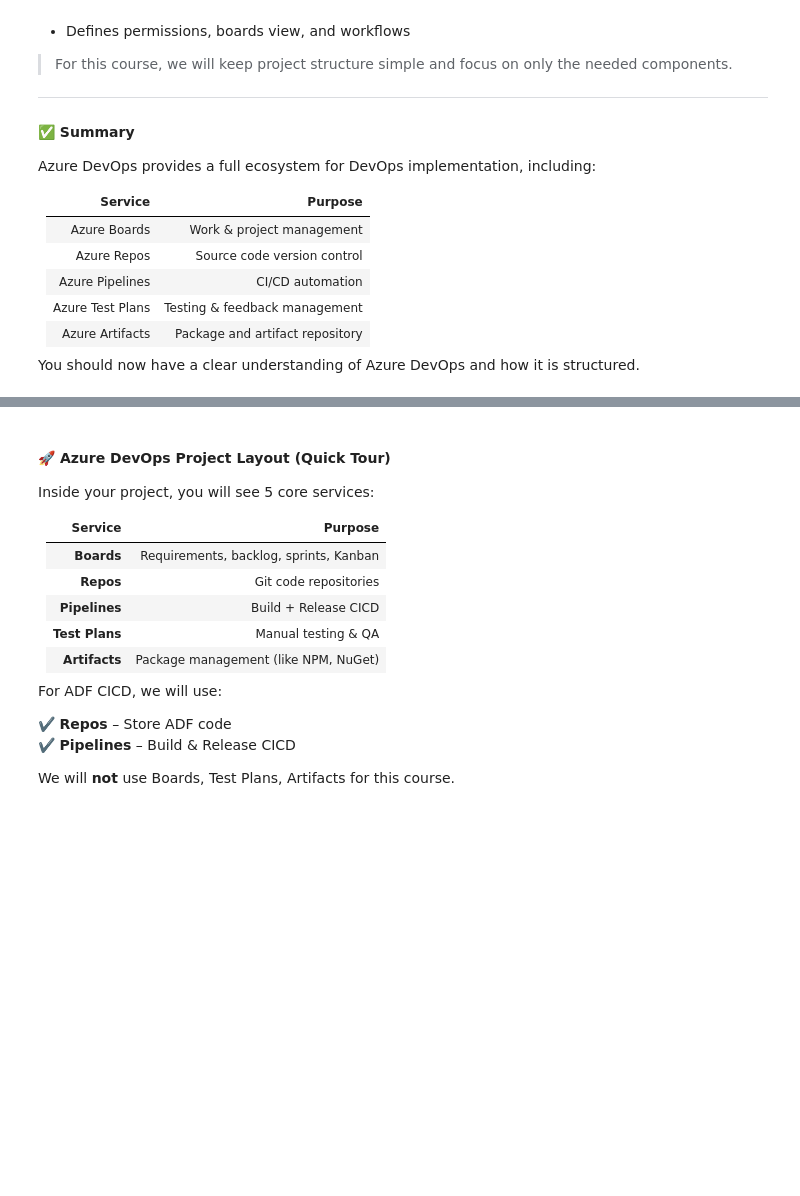
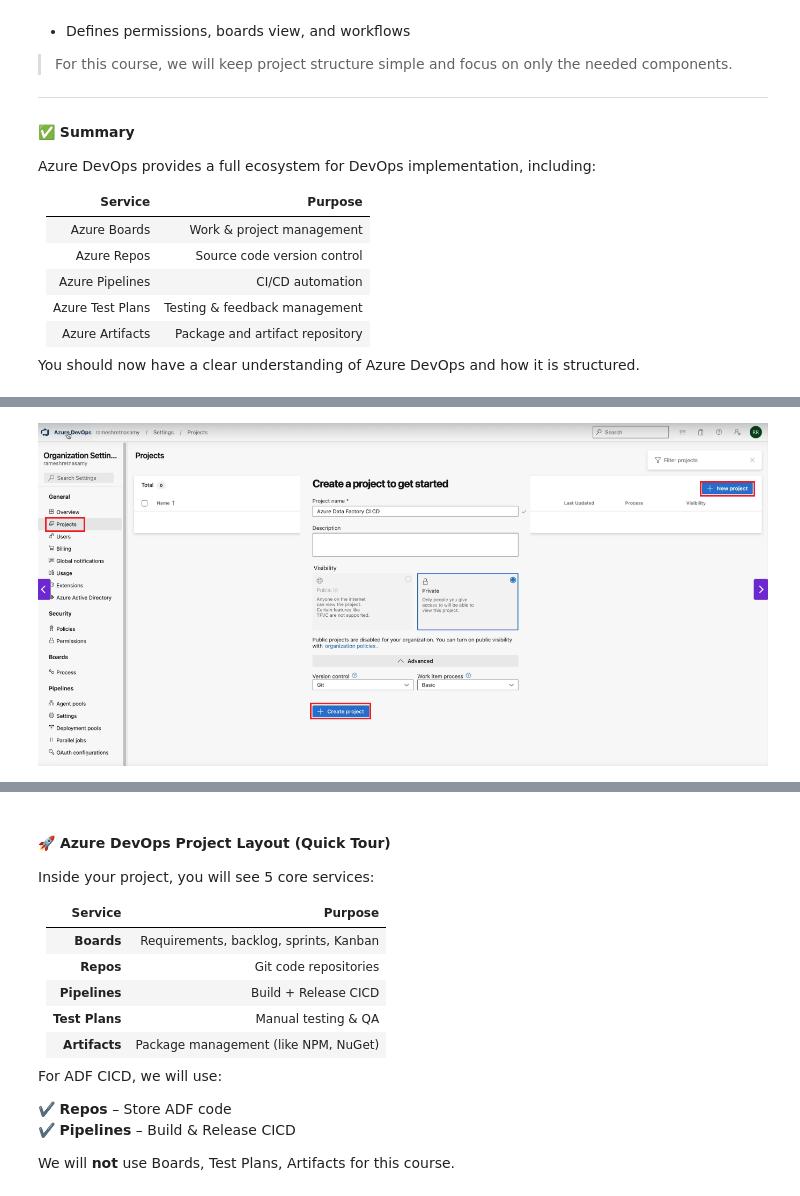
Before and after one commit to pavanpuppala0346/11.cloud, a Jupyter notebook: 1_0_5_CICD.ipynb, the cells around one changed output, grey strips where cells are left out. Cells and saved outputs as stored; diff of their text form; code cells hidden in the pictures; blank space fills up the shorter version.

```diff
--- a/1_0_5_CICD.ipynb
+++ b/1_0_5_CICD.ipynb
@@ -574,3 +574,8 @@ Two ways to create a project:
 > For learning: Choose **Basic**
 
 Click **Create Project** ✅
+# %%
+from IPython.display import Image
+Image('./img/cicd19.png')
+# %% [output]
+[figure, added]
```
Also changed, not shown: parts of 27 cells of this notebook, 14 other files.
